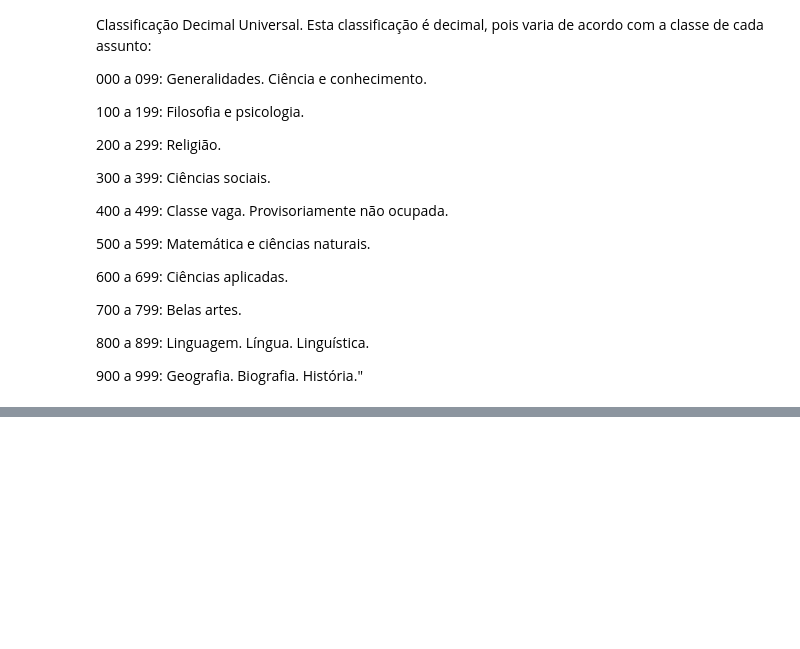
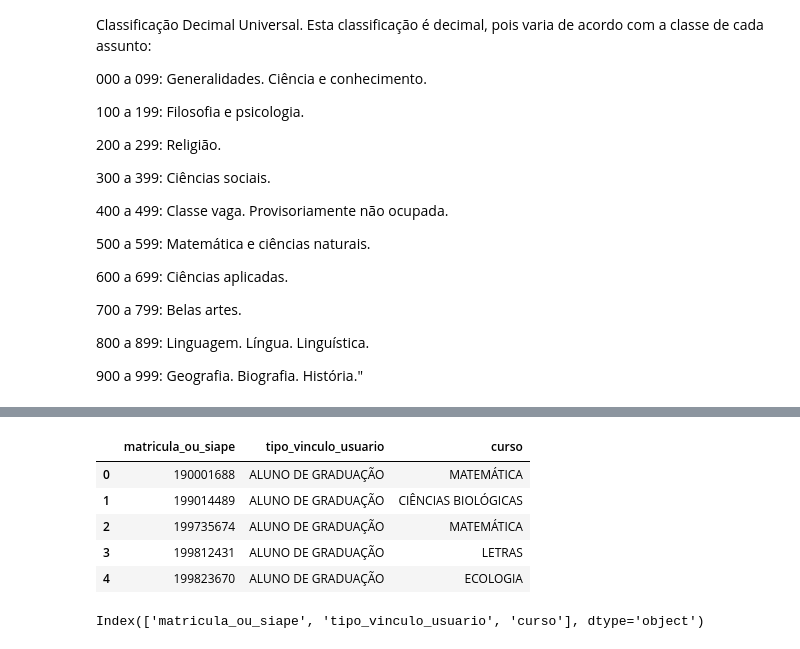
Before and after one commit to PVSO/7-days-pandas, a Jupyter notebook: notebooks/2.0-pvso-preprocessing-cleaning.ipynb, the cells around one changed output, grey strips where cells are left out. Cells and saved outputs as stored; diff of their text form; code cells hidden in the pictures; blank space fills up the shorter version.

```diff
--- a/notebooks/2.0-pvso-preprocessing-cleaning.ipynb
+++ b/notebooks/2.0-pvso-preprocessing-cleaning.ipynb
@@ -91,0 +182,11 @@ df.to_csv('../data/processed/emprestimos_exemplares.csv')
+# %%
+df_records_excel['matricula_ou_siape'] = df_records_excel['matricula_ou_siape'].astype('string').str.split('.').str[0]
+# %%
+df_records_excel.head()
+# %% [output]
+|  | matricula_ou_siape | tipo_vinculo_usuario | curso |
+| 0 | 190001688 | ALUNO DE GRADUAÇÃO | MATEMÁTICA |
+| 1 | 199014489 | ALUNO DE GRADUAÇÃO | CIÊNCIAS BIOLÓGICAS |
+| 2 | 199735674 | ALUNO DE GRADUAÇÃO | MATEMÁTICA |
+| 3 | 199812431 | ALUNO DE GRADUAÇÃO | LETRAS |
+| 4 | 199823670 | ALUNO DE GRADUAÇÃO | ECOLOGIA |
@@ -91,0 +200,6 @@ df.to_csv('../data/processed/emprestimos_exemplares.csv')
+# %%
+df_records_excel_ = pd.read_csv('../data/processed/students_records/matriculas_alunos.csv')
+
+df_records_excel_.columns
+# %% [output]
+Index(['matricula_ou_siape', 'tipo_vinculo_usuario', 'curso'], dtype='object')
```
Also changed, not shown: parts of 52 cells of this notebook.
